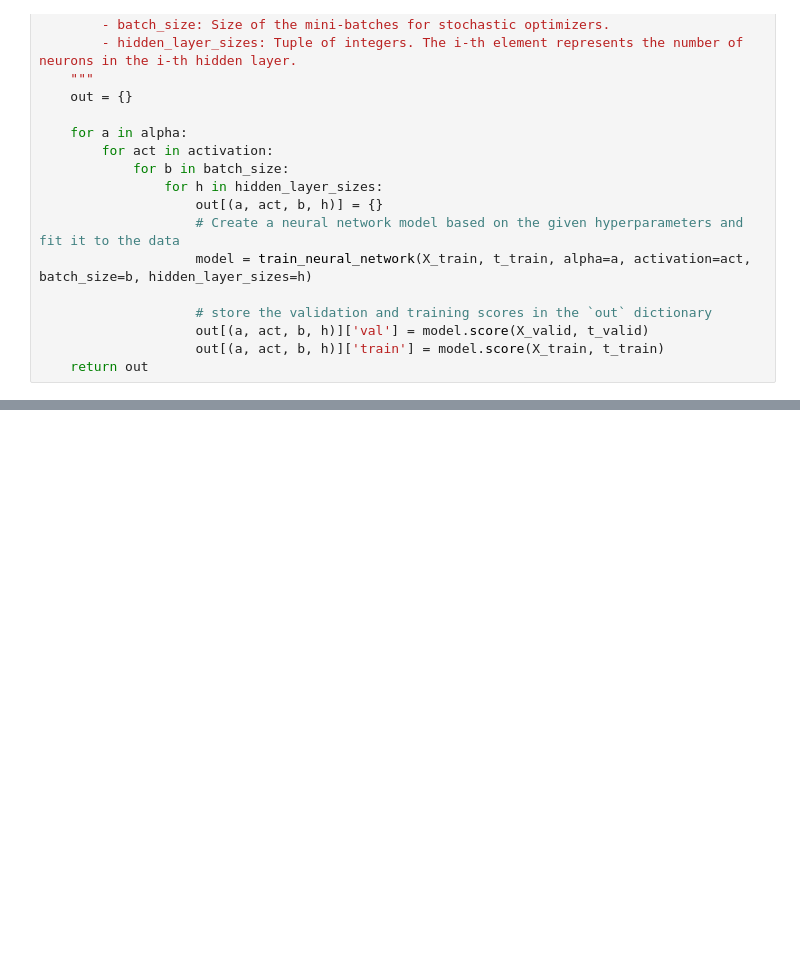
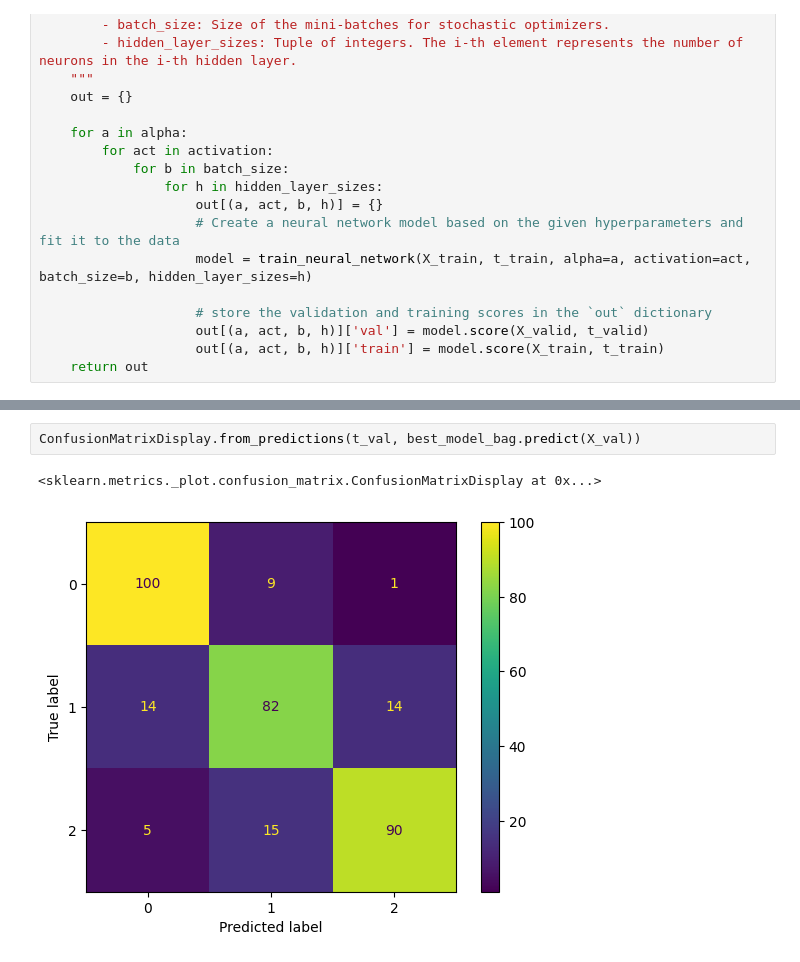
Before and after one commit to reganq/csc311-project, a Jupyter notebook: neural_network/neural_network_tuning.ipynb, the cells around one changed output, grey strips where cells are left out. Saved outputs shown, nothing was run; the diff lists cells and outputs as text; blank space fills up the shorter version.

Commit message:
add confusion matrices, update hyperparameters

```diff
--- a/neural_network/neural_network_tuning.ipynb
+++ b/neural_network/neural_network_tuning.ipynb
@@ -139,0 +145,5 @@ weighted avg       0.81      0.81      0.81       339
+# %%
+ConfusionMatrixDisplay.from_predictions(t_val, best_model_bag.predict(X_val))
+# %% [output]
+<sklearn.metrics._plot.confusion_matrix.ConfusionMatrixDisplay at 0x...>
+[figure, added]
```
Also changed, not shown: parts of 9 cells of this notebook, 2 other files.
